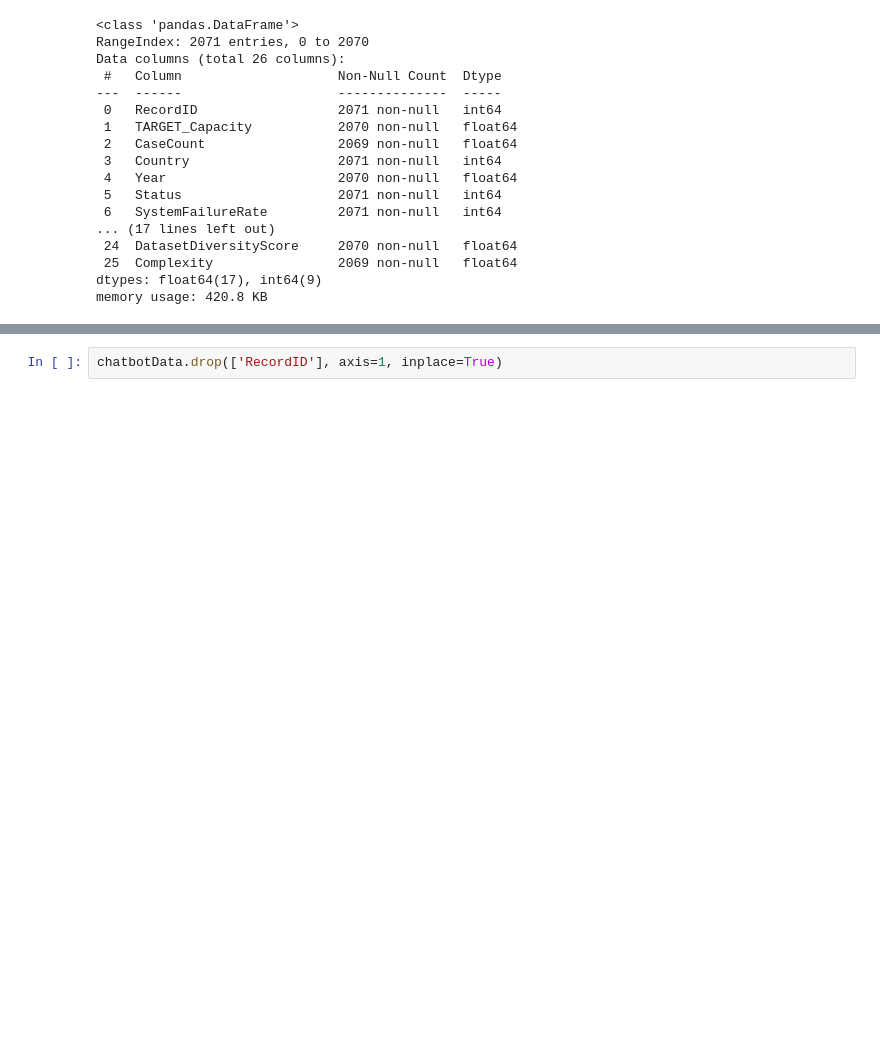
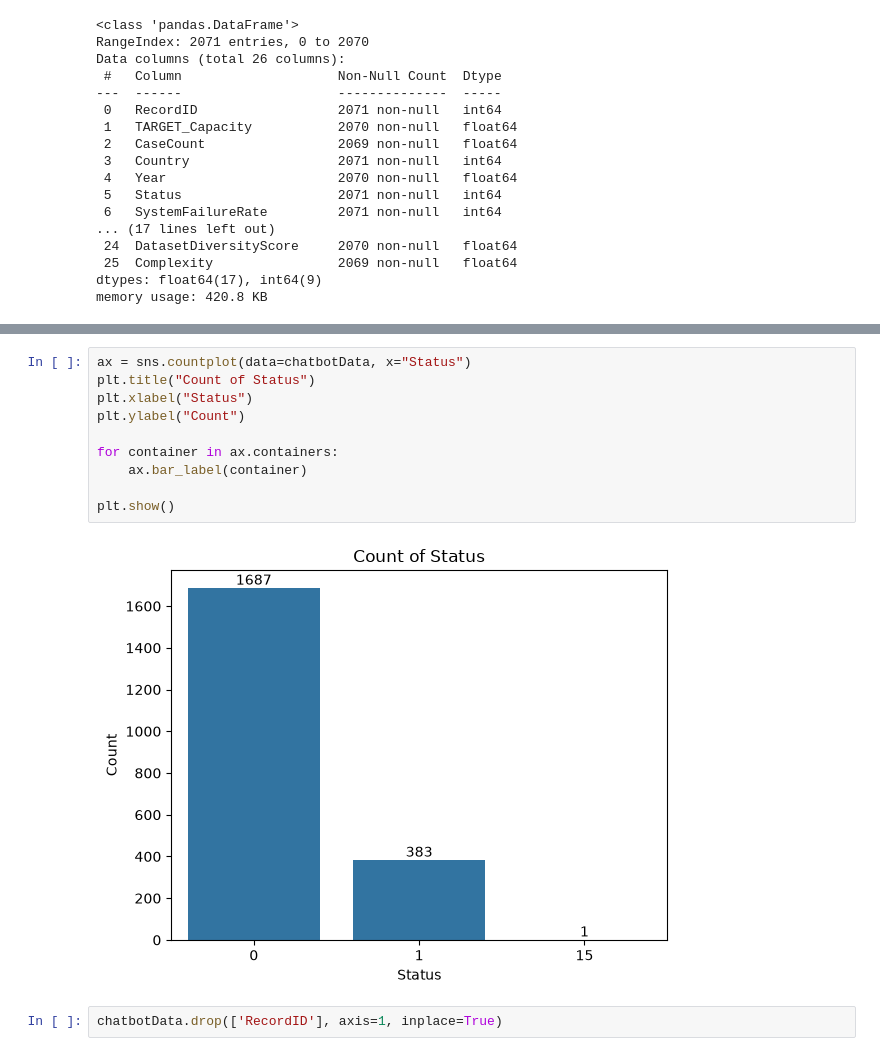
Before and after one commit to khangronky/cosc2753-assignment-1-2026b, a Jupyter notebook: notebook.ipynb, the cells around one changed output, grey strips where cells are left out. Saved outputs shown, nothing was run; the diff lists cells and outputs as text; blank space fills up the shorter version.

```diff
--- a/notebook.ipynb
+++ b/notebook.ipynb
@@ -73,3 +105,15 @@ chatbotData.describe()
+# %%
+ax = sns.countplot(data=chatbotData, x="Status")
+plt.title("Count of Status")
+plt.xlabel("Status")
+plt.ylabel("Count")
+
+for container in ax.containers:
+    ax.bar_label(container)
+
+plt.show()
+# %% [output]
+[figure, added]
 # %%
 chatbotData.drop(['RecordID'], axis=1, inplace=True)
 # %%
```
Also changed, not shown: parts of 11 cells of this notebook.
